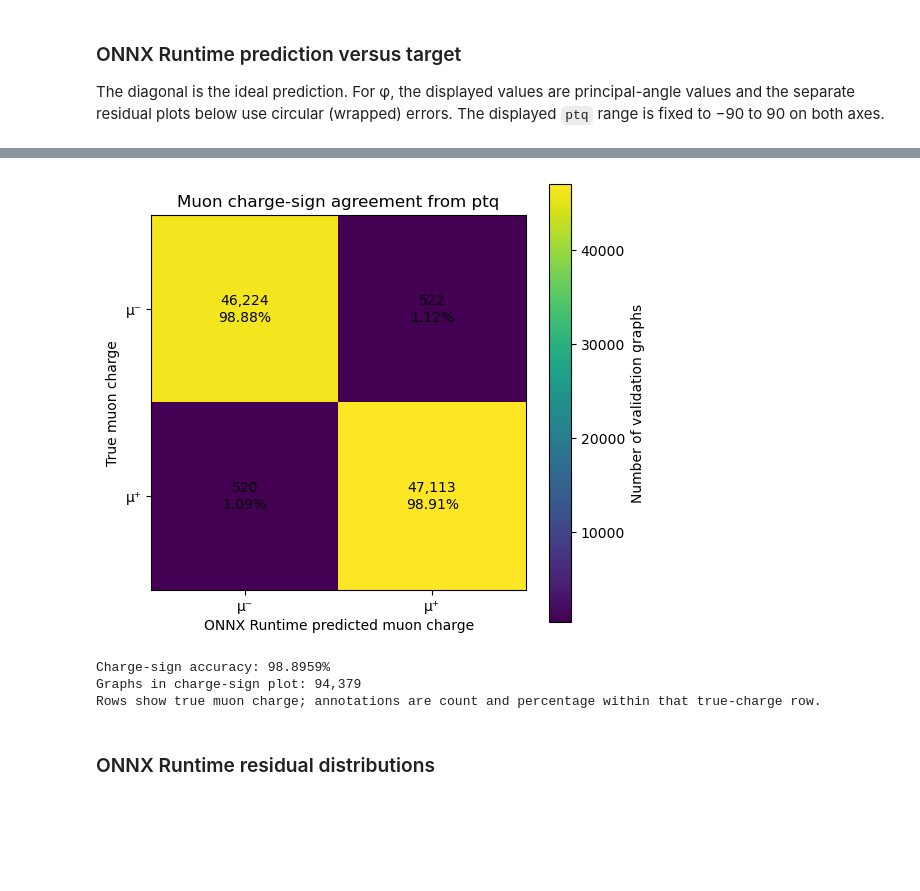
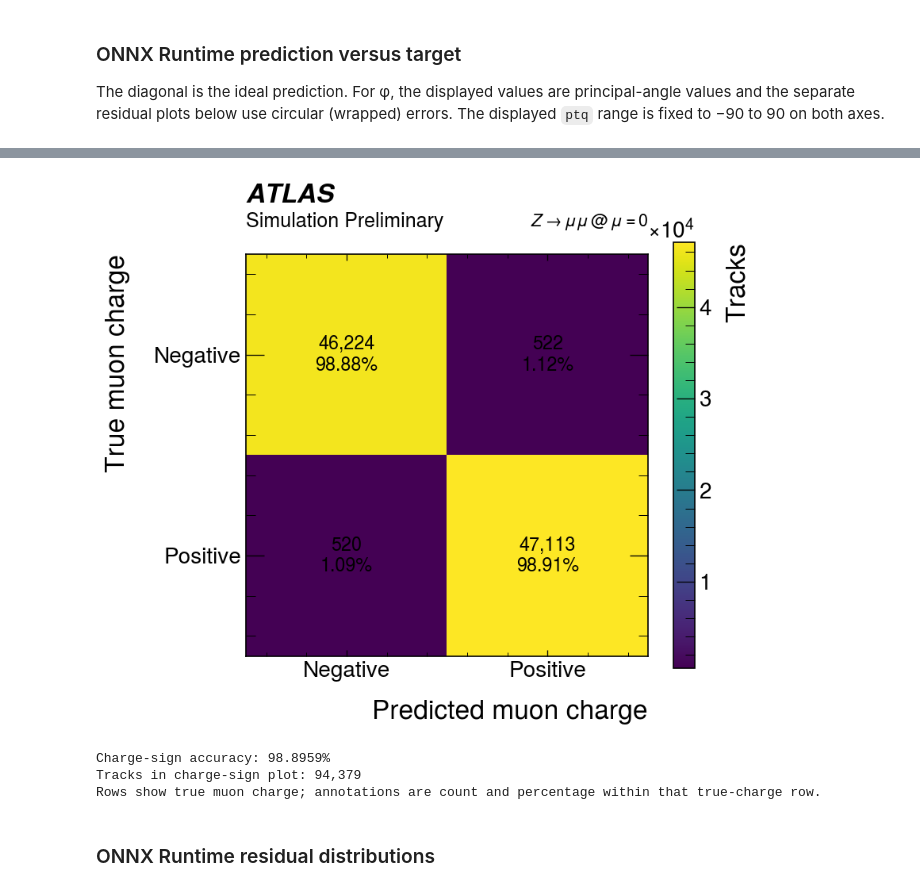
Before and after one commit to davidedicroce/MuonMLTracking, a Jupyter notebook: TrackGraph_results.ipynb, the cells around one changed output, grey strips where cells are left out. Cells and saved outputs as stored; diff of their text form; code cells hidden in the pictures; blank space fills up the shorter version.

```diff
--- a/TrackGraph_results.ipynb
+++ b/TrackGraph_results.ipynb
@@ -1058,55 +1304,63 @@ if selected_true_ptq.size == 0:
     raise RuntimeError("No finite, in-range ptq values are available for the charge-sign plot.")
 
 zero_true = int(np.count_nonzero(selected_true_ptq == 0.0))
 zero_pred = int(np.count_nonzero(selected_pred_ptq == 0.0))
 if zero_true or zero_pred:
     raise RuntimeError(
         "Muon charge has only two physical classes, q=-1 and q=+1. "
         f"Found {zero_true} zero target ptq value(s) and {zero_pred} zero ONNX prediction(s) "
         "in the selected population; inspect these values rather than assigning them a charge."
     )
 
 # The zero-value guard above makes this an unambiguous two-class conversion.
 charge_true = np.where(selected_true_ptq < 0.0, -1, 1).astype(np.int8)
 charge_pred = np.where(selected_pred_ptq < 0.0, -1, 1).astype(np.int8)
 
 sign_values = np.array([-1, 1], dtype=np.int8)
-sign_labels = ["μ⁻", "μ⁺"]
+sign_labels = ["Negative", "Positive"]
 charge_counts = np.zeros((len(sign_values), len(sign_values)), dtype=np.int64)
 for true_row, true_sign in enumerate(sign_values):
     for pred_col, pred_sign in enumerate(sign_values):
         charge_counts[true_row, pred_col] = np.count_nonzero(
             (charge_true == true_sign) & (charge_pred == pred_sign)
         )
 
 charge_sign_accuracy = float(np.mean(charge_true == charge_pred))
 
-fig, ax = plt.subplots(figsize=(5.7, 5.0))
-image = ax.imshow(charge_counts)
-for row in range(charge_counts.shape[0]):
-    row_total = int(charge_counts[row].sum())
-    for col in range(charge_counts.shape[1]):
-        count = int(charge_counts[row, col])
-        row_fraction = 100.0 * count / row_total if row_total else 0.0
-        ax.text(col, row, f"{count:,}\n{row_fraction:.2f}%", ha="center", va="center")
+with plt.style.context(hep.style.ATLAS):
+    fig, ax = plt.subplots(figsize=(8, 7), dpi=120)
+    image = ax.imshow(charge_counts)
+    for row in range(charge_counts.shape[0]):
+        row_total = int(charge_counts[row].sum())
+        for col in range(charge_counts.shape[1]):
+            count = int(charge_counts[row, col])
+            row_fraction = 100.0 * count / row_total if row_total else 0.0
+            ax.text(
+                col,
+                row,
+                f"{count:,}\n{row_fraction:.2f}%",
+                ha="center",
+                va="center",
+            )
 
-ax.set_xticks(np.arange(len(sign_labels)), labels=sign_labels)
-ax.set_yticks(np.arange(len(sign_labels)), labels=sign_labels)
-ax.set_xlabel("ONNX Runtime predicted muon charge")
-ax.set_ylabel("True muon charge")
-ax.set_title("Muon charge-sign agreement from ptq")
-colorbar = fig.colorbar(image, ax=ax)
-colorbar.set_label("Number of validation graphs")
-fig.tight_layout()
-plt.show()
+    ax.set_xticks(np.arange(len(sign_labels)), labels=sign_labels)
+    ax.set_yticks(np.arange(len(sign_labels)), labels=sign_labels)
+    ax.set_xlabel("Predicted muon charge", labelpad=14)
+    ax.set_ylabel("True muon charge", labelpad=18)
+    ax.grid(False)
+    atlas_header_cm(ax)
+    colorbar = fig.colorbar(image, ax=ax)
+    colorbar.set_label("Tracks")
+    fig.subplots_adjust(left=0.22, right=0.88, bottom=0.18, top=0.82)
+    plt.show()
 
 print(f"Charge-sign accuracy: {charge_sign_accuracy:.4%}")
-print(f"Graphs in charge-sign plot: {charge_true.size:,}")
+print(f"Tracks in charge-sign plot: {charge_true.size:,}")
 print("Rows show true muon charge; annotations are count and percentage within that true-charge row.")
 # %% [output]
-[figure, old version]
+[figure, new version]
 Charge-sign accuracy: 98.8959%
-Graphs in charge-sign plot: 94,379
+Tracks in charge-sign plot: 94,379
 Rows show true muon charge; annotations are count and percentage within that true-charge row.
 # %% [markdown]
 ### ONNX Runtime residual distributions
```
Also changed, not shown: parts of 9 cells of this notebook, 1 other file.
